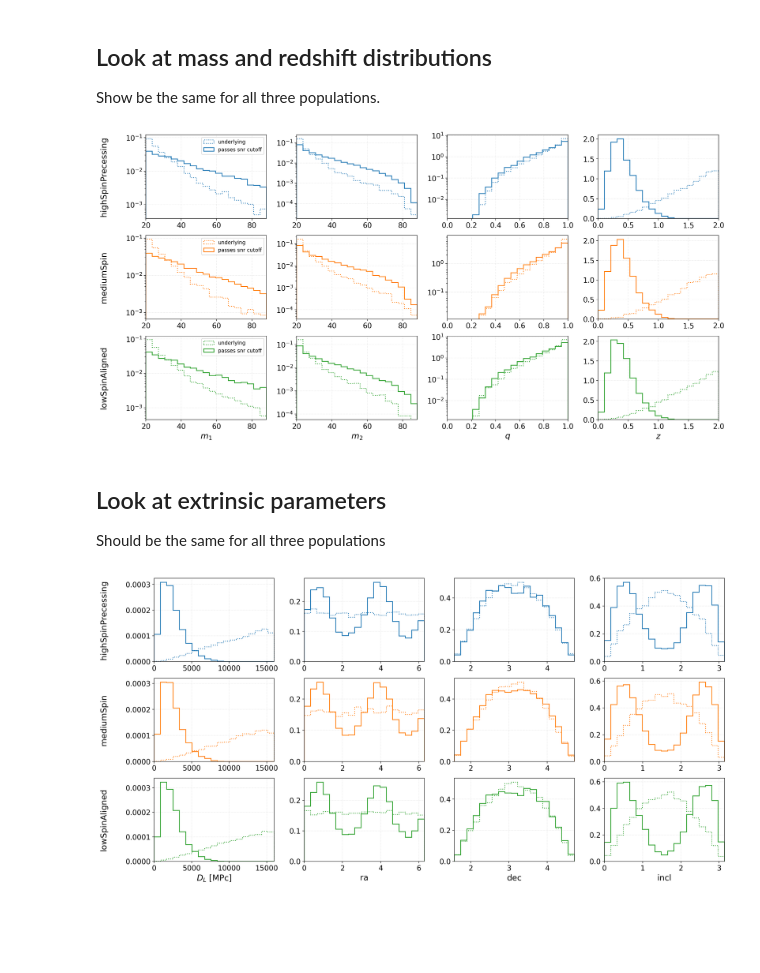
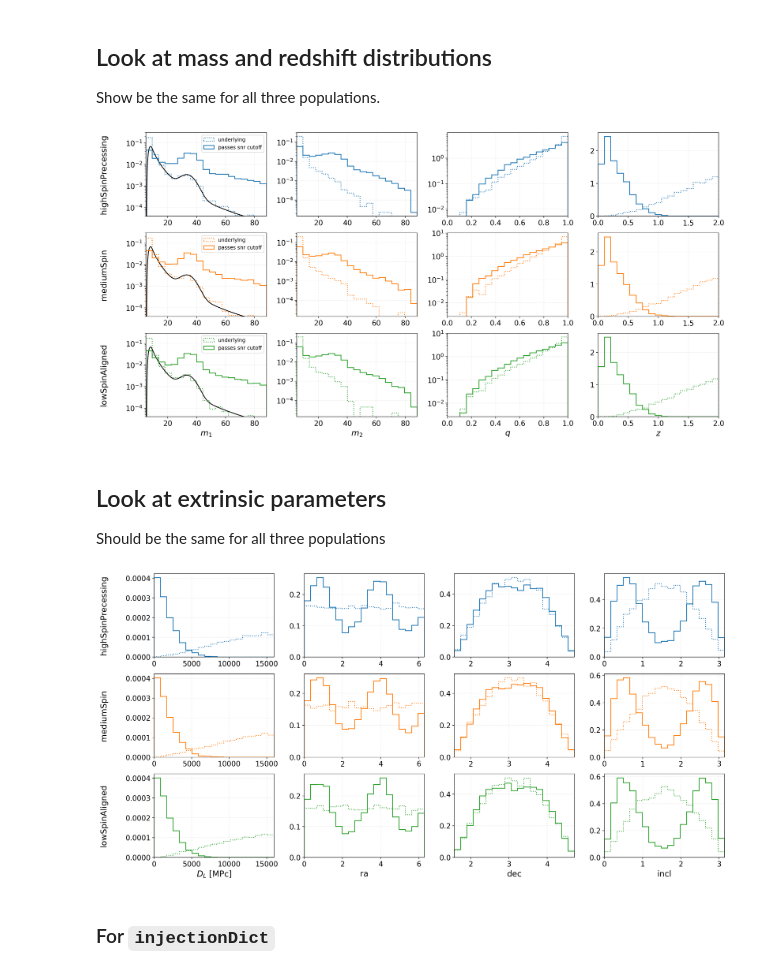
Before and after one commit to simonajmiller/measuring-bbh-component-spin, a Jupyter notebook: Data/InjectedPopulationParameters/view_populations.ipynb, the cells around one changed output. Saved outputs shown, nothing was run; the diff lists cells and outputs as text; code cells hidden in the pictures; blank space fills up the shorter version.

```diff
--- a/Data/InjectedPopulationParameters/view_populations.ipynb
+++ b/Data/InjectedPopulationParameters/view_populations.ipynb
@@ -26,13 +28,13 @@ import pandas as pd
 # %% [markdown]
 ## Load in data
 # %%
-pop1_underlying = pd.read_json('underlying_population1_highSpinPrecessing.json')
-pop2_underlying = pd.read_json('underlying_population2_mediumSpin.json')
-pop3_underlying = pd.read_json('underlying_population3_lowSpinAligned.json')
+pop1_underlying = pd.read_json('underlying_population1_highSpinPrecessing_fullmassrange.json')
+pop2_underlying = pd.read_json('underlying_population2_mediumSpin_fullmassrange.json')
+pop3_underlying = pd.read_json('underlying_population3_lowSpinAligned_fullmassrange.json')
 
-pop1_detected = pd.read_json('population1_highSpinPrecessing.json')
-pop2_detected = pd.read_json('population2_mediumSpin.json')
-pop3_detected = pd.read_json('population3_lowSpinAligned.json')
+pop1_detected = pd.read_json('population1_highSpinPrecessing_fullmassrange.json')
+pop2_detected = pd.read_json('population2_mediumSpin_fullmassrange.json')
+pop3_detected = pd.read_json('population3_lowSpinAligned_fullmassrange.json')
 # %%
 # For plotting
 inj_kwargs = dict(ls=':', histtype='step', density=True, lw=1.5, label='underlying')
@@ -143,17 +151,41 @@ plt.show()
 
 Show be the same for all three populations.
 # %%
-mMin=20.00
+mMin=6.00
 mMax=88.21
 massbins = np.linspace(mMin,mMax,20)
+massgrid = np.linspace(mMin,mMax,1000)
+qgrid = np.linspace(0,1,1000)
+# %%
+sys.path.append('./../../Code/PopulationInference')
+from posterior_helper_functions import smoothing_fxn
+
+def p_m1(m1, alpha=-3.51, mMin=6.00, mMax=88.21, lambda_peak=0.033, m0=33.61, sigM=4.72, deltaM=4.88):
+
+    # power law
+    p_m1_pl = (1.+alpha)*m1**alpha/(mMax**(1.+alpha) - mMin**(1.+alpha))
+    p_m1_pl[m1>mMax] = 0.
+
+    # gaussian peak
+    p_m1_peak = np.exp(-0.5*(m1-m0)**2./sigM**2)/np.sqrt(2.*np.pi*sigM**2.)
+    p_m1 = lambda_peak*p_m1_peak + (1.-lambda_peak)*p_m1_pl
+
+    # smoothing fxn
+    p_m1[m1<mMin+deltaM] = p_m1[m1<mMin+deltaM]*smoothing_fxn(m1[m1<mMin+deltaM]-mMin,deltaM)
+
+    p_m1[m1<mMin]=0
+
+    return p_m1
 # %%
 fig, axes = plt.subplots(nrows=3, ncols=4, figsize=(20,10))
 
 for i,pop_underlying in enumerate([pop1_underlying, pop2_underlying, pop3_underlying]):
     # primary mass
     axes[i][0].hist(pop_underlying.m1, **inj_kwargs, color=f'C{i}', bins=massbins)
+    axes[i][0].plot(massgrid, p_m1(massgrid), color='k')
     axes[i][0].set_yscale('log')
     axes[i][0].set_xlim(mMin,mMax)
+    axes[i][0].set_ylim(4e-5, 3e-1)
     # secondary mass
     axes[i][1].hist(pop_underlying.m2, **inj_kwargs, color=f'C{i}', bins=massbins)
     axes[i][1].set_yscale('log')
@@ -167,34 +199,34 @@ for i,pop_underlying in enumerate([pop1_underlying, pop2_underlying, pop3_underl
     axes[i][3].set_xlim(0,2)
 
 for i,pop_detected in enumerate([pop1_detected,pop2_detected,pop3_detected]):
     # primary mass
     axes[i][0].hist(pop_detected.m1, **det_kwargs, color=f'C{i}', bins=massbins)
     # secondary mass
     axes[i][1].hist(pop_detected.m2, **det_kwargs, color=f'C{i}', bins=massbins)
     # mass ratio
     axes[i][2].hist(pop_detected.m2/pop_detected.m1, **det_kwargs, color=f'C{i}', bins=np.linspace(0,1,20))
     # redshift
     axes[i][3].hist(pop_detected.z, **det_kwargs, color=f'C{i}', bins=np.linspace(0,2,20))
 
     axes[i][0].legend()
 
 axes[2][0].set_xlabel(r'$m_1$', fontsize=16)
 axes[2][1].set_xlabel(r'$m_2$', fontsize=16)
 axes[2][2].set_xlabel(r'$q$', fontsize=16)
 axes[2][3].set_xlabel(r'$z$', fontsize=16)
 
 axes[0][0].set_ylabel('highSpinPrecessing', fontsize=16, rotation=90, labelpad=35)
 axes[1][0].set_ylabel('mediumSpin', fontsize=16, rotation=90, labelpad=35)
 axes[2][0].set_ylabel('lowSpinAligned', fontsize=16, rotation=90, labelpad=35)
 
 for ax in axes:
     for a in ax:
         a.grid(color='silver', ls=':', alpha=0.5)
 
 plt.subplots_adjust(wspace=0.25)
 plt.show()
 # %% [output]
-[figure, old version]
+[figure, new version]
 # %% [markdown]
 ## Look at extrinsic parameters
 
@@ -244,4 +276,6 @@ for ax in axes:
 plt.subplots_adjust(wspace=0.25)
 plt.show()
 # %% [output]
-[figure, old version]
+[figure, new version]
+# %% [markdown]
+### For `injectionDict`
```
Also changed, not shown: parts of 4 cells of this notebook, 13 other files.
